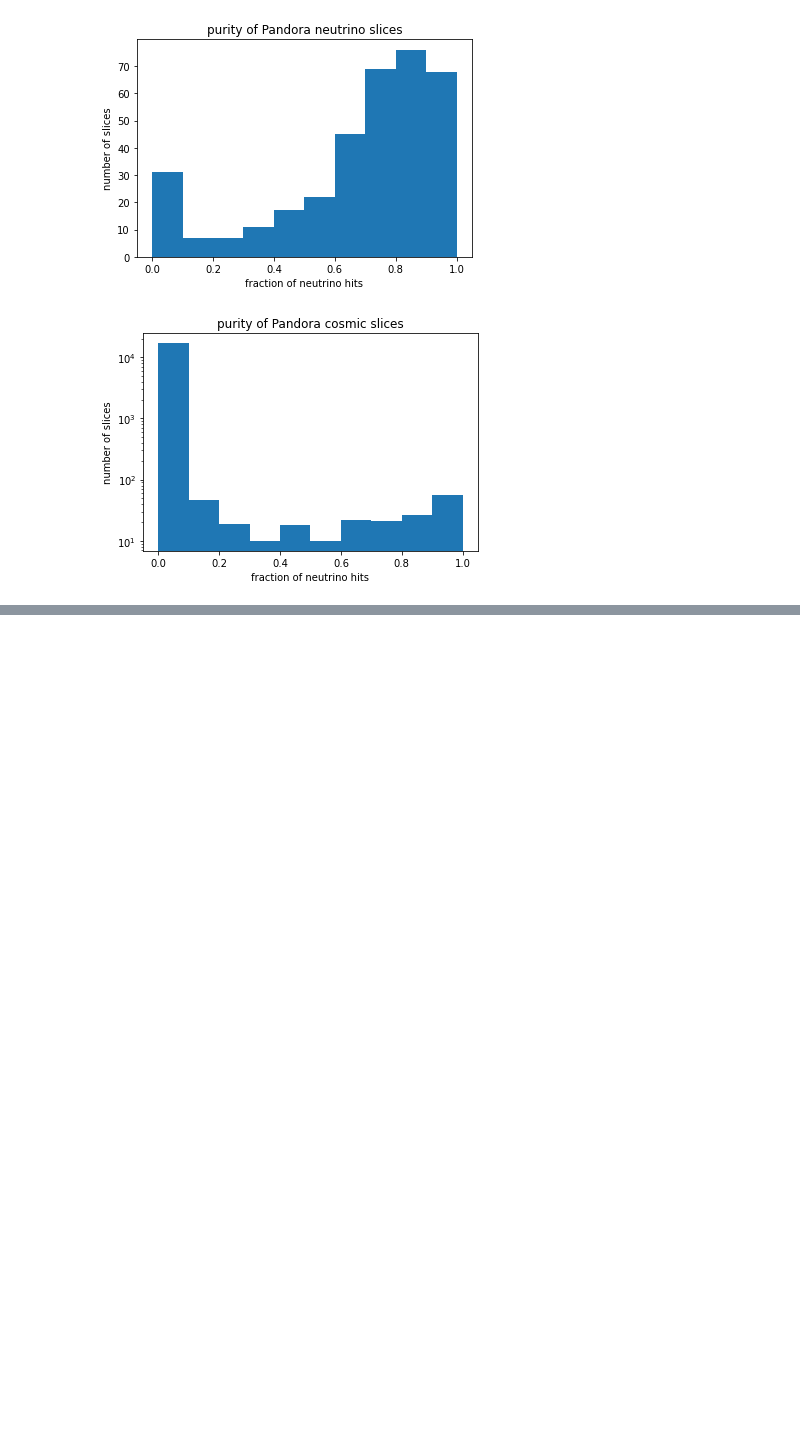
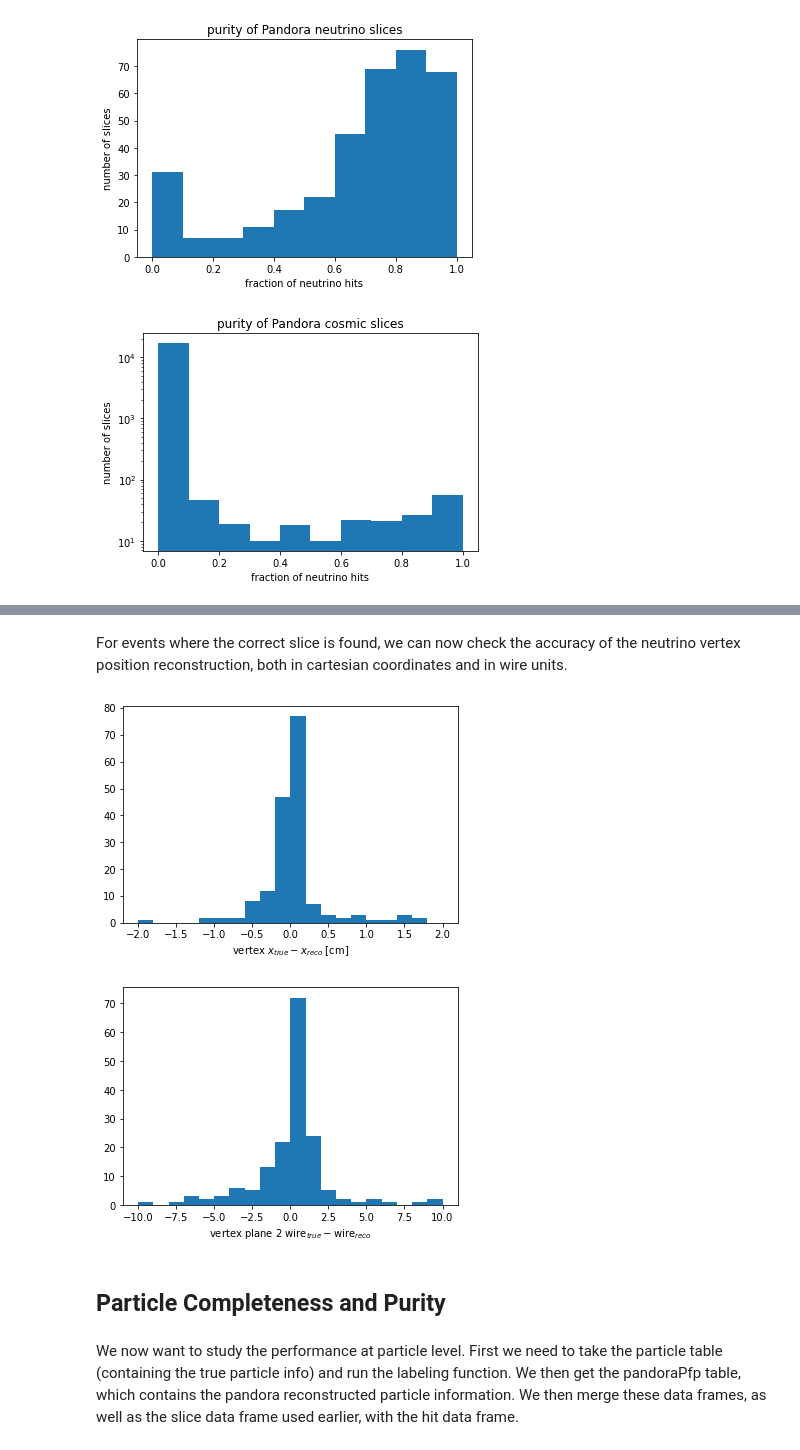
Before and after one commit to cerati/ubopendata, a Jupyter notebook: Pandora metrics.ipynb, the cells around one changed output, grey strips where cells are left out. Drawn from its saved outputs; the diff is of its cells as text; code cells hidden in the pictures; blank space fills up the shorter version.

Commit message:
significant updates to the pandora metrics

```diff
--- a/Pandora metrics.ipynb
+++ b/Pandora metrics.ipynb
@@ -144,0 +223,19 @@ plt.show()
+# %% [markdown]
+For events where the correct slice is found, we can now check the accuracy of the neutrino vertex position reconstruction, both in cartesian coordinates and in wire units.
+# %%
+nuvtx = event.query('pdg>0 and is_cc==1 and inActiveVol==True')
+
+plt.hist(nuvtx['nu_vtx_corr_0']-nuvtx['vtx_0'],bins=np.linspace(-2,2,21))
+plt.xlabel(r'vertex $x_{true}-x_{reco}$ [cm]')
+plt.show()
+
+plt.hist(nuvtx['nu_vtx_wire_pos_2']-nuvtx['vtx_wire_pos_2'],bins=np.linspace(-10,10,21))
+plt.xlabel(r'vertex plane 2 wire$_{true}-$wire$_{reco}$')
+plt.show()
+# %% [output]
+[figure, added]
+[figure, added]
+# %% [markdown]
+## Particle Completeness and Purity
+# %% [markdown]
+We now want to study the performance at particle level. First we need to take the particle table (containing the true particle info) and run the labeling function. We then get the pandoraPfp table, which contains the pandora reconstructed particle information. We then merge these data frames, as well as the slice data frame used earlier, with the hit data frame.
```
Also changed, not shown: parts of 22 cells of this notebook.
